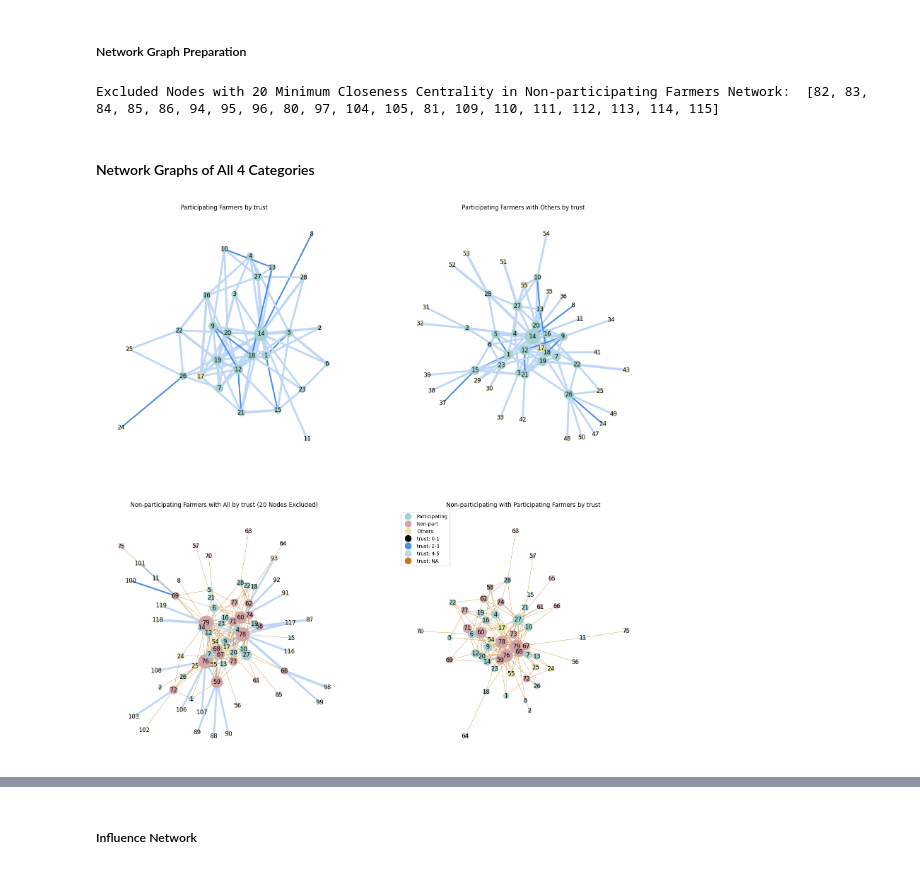
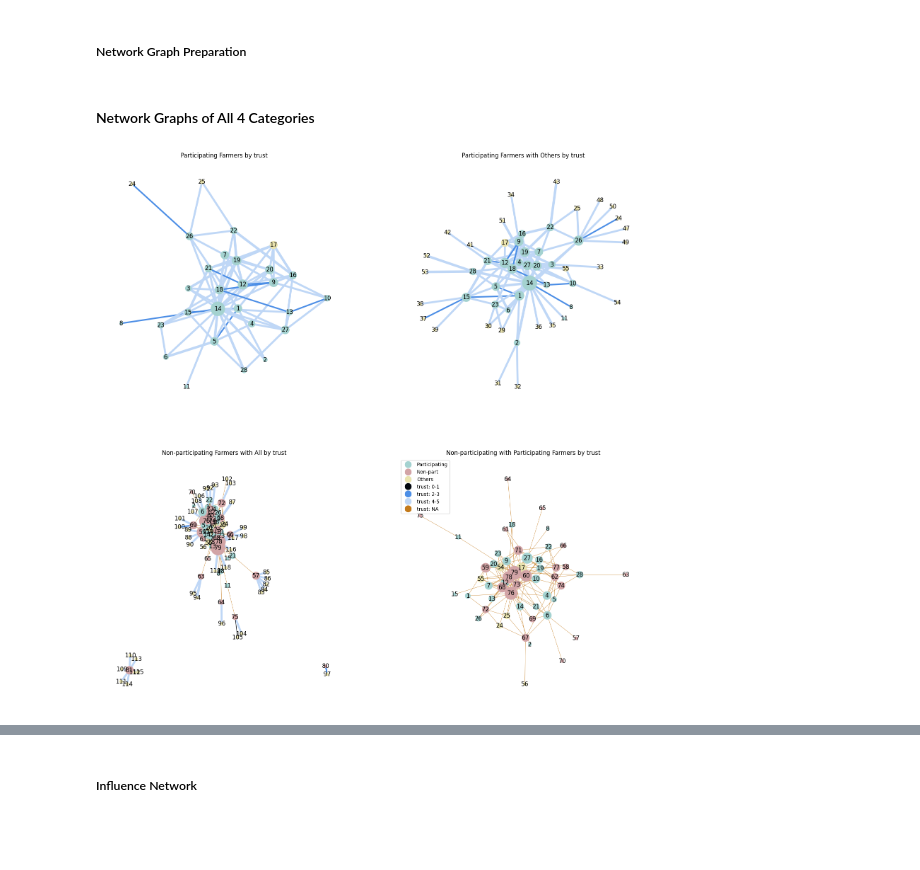
Before and after one commit to liugrac/climate_change_responses, a Jupyter notebook: Farmers Social Network.ipynb, the cells around one changed output, grey strips where cells are left out. Saved outputs shown, nothing was run; the diff lists cells and outputs as text; code cells hidden in the pictures; blank space fills up the shorter version.

```diff
--- a/Farmers Social Network.ipynb
+++ b/Farmers Social Network.ipynb
@@ -255,19 +255,17 @@ Text(0.5, 1.0, 'Interview Response (Average) from All 14 Farmers')
 # %% [markdown]
 ##### Network Graph Preparation
 # %%
-#Exclude some nodes to focus the network graph better
-exclude_nodes = []
-cc_dict = nx.closeness_centrality(non_all_G)
-for k,v in cc_dict.items():
-    if v < 0.2:
-        exclude_nodes.append(k)
-node_list_len = len(exclude_nodes)
-print(f"Excluded Nodes with {node_list_len} Minimum Closeness Centrality in Non-participating Farmers Network: ", exclude_nodes)
+# #Exclude some nodes to focus the network graph better
+# exclude_nodes = []
+# cc_dict = nx.closeness_centrality(non_all_G)
+# for k,v in cc_dict.items():
+#     if v < 0.2:
+#         exclude_nodes.append(k)
+# node_list_len = len(exclude_nodes)
+# print(f"Excluded Nodes with {node_list_len} Minimum Closeness Centrality in Non-participating Farmers Network: ", exclude_nodes)
 
-for node in exclude_nodes:
-    non_all_G.remove_node(node)
+# for node in exclude_nodes:
+#     non_all_G.remove_node(node)
-# %% [output]
-Excluded Nodes with 20 Minimum Closeness Centrality in Non-participating Farmers Network:  [82, 83, 84, 85, 86, 94, 95, 96, 80, 97, 104, 105, 81, 109, 110, 111, 112, 113, 114, 115]
 # %%
 part_colour = dict.fromkeys(all_farmers_df.receiver_id.tolist() + all_farmers_df.sender_id.tolist())
 for key, value in part_colour.items():
@@ -311,7 +309,8 @@ def graphing_by_attri(weight):
     graphs = [part_part_G, part_others_G, non_all_G, non_part_G]
     titles = [f'Participating Farmers by {weight}',
     f'Participating Farmers with Others by {weight}',
-    f'Non-participating Farmers with All by {weight} ({node_list_len} Nodes Excluded)',
+    f'Non-participating Farmers with All by {weight}',
+    #  ({node_list_len} Nodes Excluded)
     f'Non-participating with Participating Farmers by {weight}']
     fig, axes = plt.subplots(nrows=2, ncols=2, figsize=(20, 20))
     ax = axes.flatten()
@@ -319,34 +318,34 @@ def graphing_by_attri(weight):
     legend_elements = [
         Line2D([0], [0], marker='o', color='w', label='Participating',markerfacecolor='#a4d2d0', markersize=15),
         Line2D([0], [0], marker='o', color='w', label='Non-part',markerfacecolor='#d2a4a6', markersize=15),
         Line2D([0], [0], marker='o', color='w', label='Others',markerfacecolor='#e9e3ae', markersize=15),
         Line2D([0], [0], marker='o', color='w', label=f'{weight}: 0-1',markerfacecolor='#02070e', markersize=15),
         Line2D([0], [0], marker='o', color='w', label=f'{weight}: 2-3',markerfacecolor='#4c8ee6', markersize=15),
         Line2D([0], [0], marker='o', color='w', label=f'{weight}: 4-5',markerfacecolor='#bfd7f6', markersize=15),
         Line2D([0], [0], marker='o', color='w', label=f'{weight}: NA',markerfacecolor='#C37A1B', markersize=15),
         ]
 
     plt.legend(handles=legend_elements, loc='upper left')
 
 
     for i in range(4):
         widths = nx.get_edge_attributes(graphs[i], weight)
         nx.draw_networkx(graphs[i], pos=nx.spring_layout(graphs[i]),
         with_labels=True,
         node_color=colour_mapping(graphs[i]),
         node_size=list(dict([(node, degree*38) for node, degree in nx.degree(graphs[i])]).values()),
         font_size=12,
         edge_color=edge_color(graphs[i], weight),
         width=[1.0 if float(i) == 0 else float(i) for i in list(widths.values())],
         ax=ax[i])
         ax[i].set_title(titles[i])
         ax[i].set_axis_off()
 
     plt.show()
 
 graphing_by_attri('trust')
 # %% [output]
-[figure, old version]
+[figure, new version]
 # %%
 graphing_by_attri('frequency')
 # %% [output]
```
Also changed, not shown: parts of 1 cell of this notebook.
